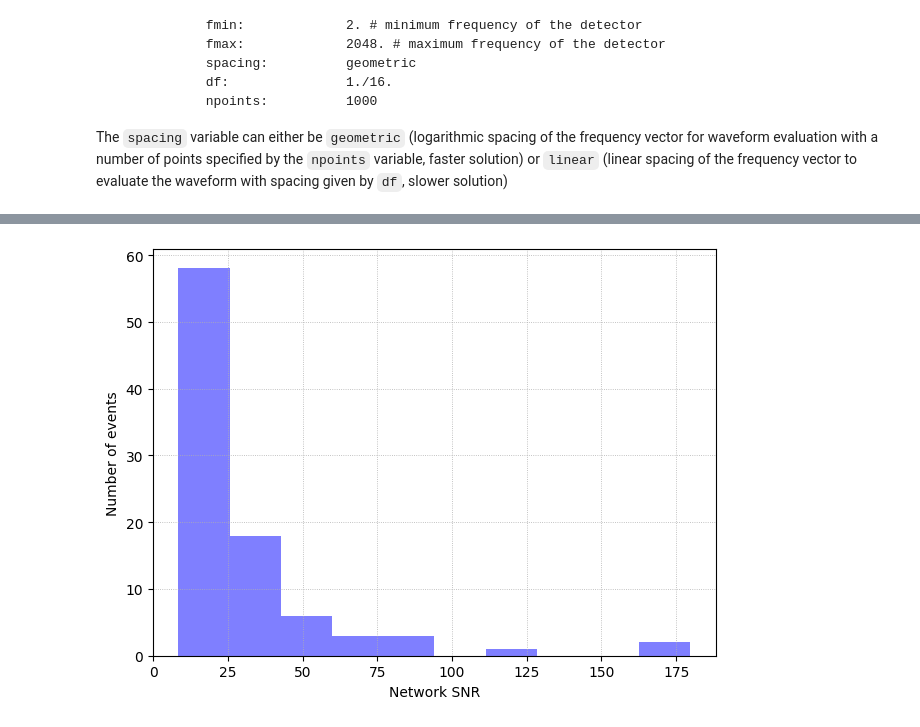
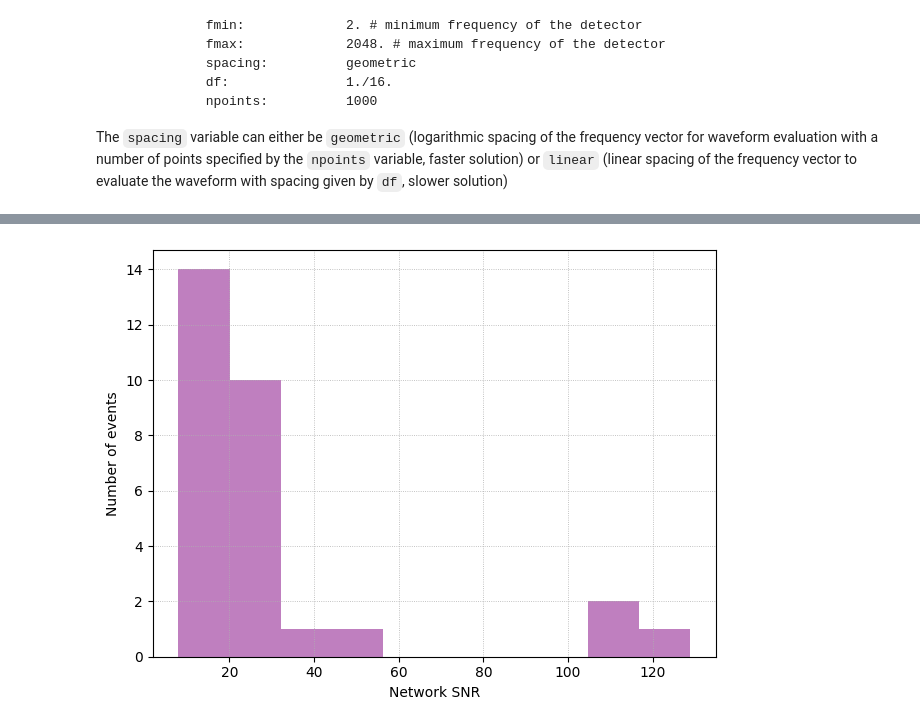
Before and after one commit to janosch314/GWFish, a Jupyter notebook: gwfish_tutorial.ipynb, the cells around one changed output, grey strips where cells are left out. Saved outputs shown, nothing was run; the diff lists cells and outputs as text; code cells hidden in the pictures.

```diff
--- a/gwfish_tutorial.ipynb
+++ b/gwfish_tutorial.ipynb
@@ -443,6 +523,6 @@ gw.fishermatrix.analyze_and_save_to_txt(network = network_pop,
                                         save_path = data_folder_pop,
                                         save_matrices = False)
 # %%
-pop_errors = pd.read_csv(data_folder_pop + '/' + 'Errors_ET_BBH_SNR8.txt', delimiter = ' ')
-pop_errors
+pop_errors = pd.read_csv(data_folder_pop + '/' + 'Errors_ET_BNS_POP_SNR8.txt', delimiter = ' ')
+pop_errors.head(5)
 # %% [output]
@@ -462,9 +536,9 @@ pop_errors
 # %%
-plt.hist(pop_errors['network_SNR'], bins = 10, color = 'blue', alpha = 0.5, linewidth = 2)
+plt.hist(pop_errors['network_SNR'], bins = 10, color = 'purple', alpha = 0.5, linewidth = 2)
 plt.xlabel('Network SNR')
 plt.ylabel('Number of events')
 plt.grid(linestyle='dotted', linewidth='0.6', which='both')
 plt.tight_layout()
 plt.show()
 # %% [output]
-[figure, old version]
+[figure, new version]
```
Also changed, not shown: parts of 77 cells of this notebook, 1 other file.
